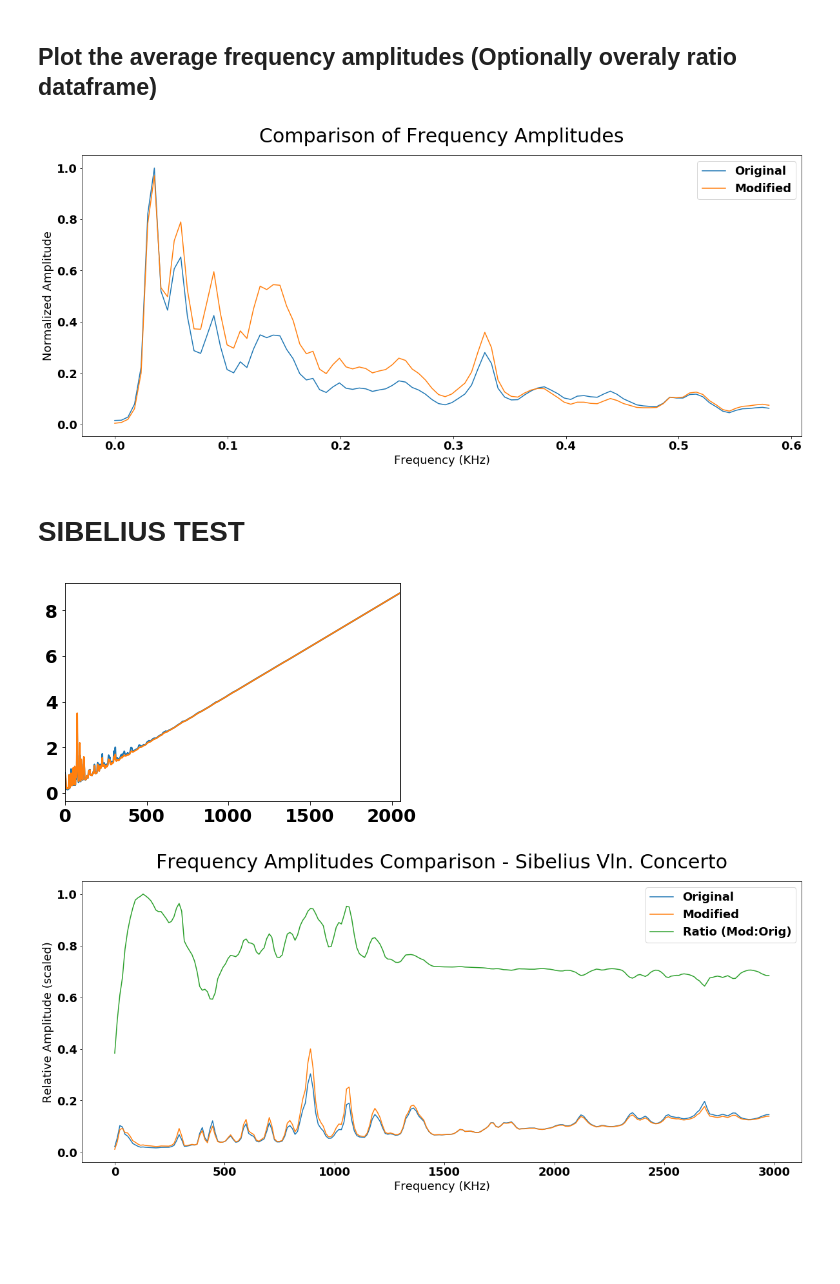
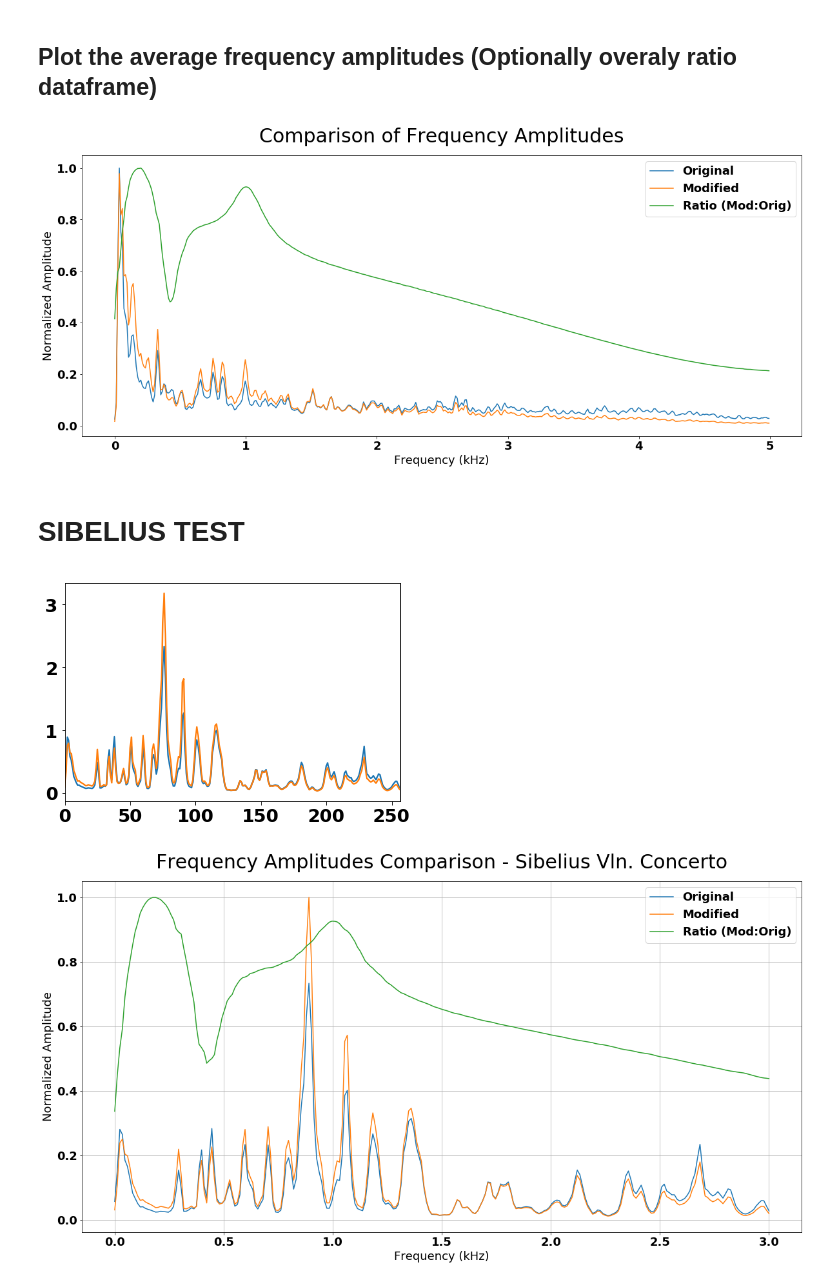
Before and after one commit to QED0711/ds_practice, a Jupyter notebook: librosa/audio_file_analyzer.ipynb, the cells around one changed output. Drawn from its saved outputs; the diff is of its cells as text; code cells hidden in the pictures; blank space fills up the shorter version.

```diff
--- a/librosa/audio_file_analyzer.ipynb
+++ b/librosa/audio_file_analyzer.ipynb
@@ -66,7 +66,7 @@ class AudioAnalyzer:
         return self.df
 
     def plot_spectrum(self, min_freq=0, max_freq=None):
-        max_freq = max_freq or self.bins[-1] * 1000.
+        max_freq = max_freq or 20000.
         window = self.df.loc[(self.df.bins * 1000. >= min_freq) & (self.df.bins * 1000. <= max_freq)]
         window.average_amplitude.plot()
 # %% [markdown]
@@ -122,20 +122,25 @@ class AudioCompare:
     def plot_spectrum_group(cls, dfs=[], title="Comparison of Frequency Amplitudes",
                             xlabel="Frequency (kHz)",
                             ylabel="Normalized Amplitude",
-                            frange=[0,255],
+                            frange=None,
                             ratio_df=None,
-                            legend=["Original", "Modified", "Ratio (Mod:Orig)" ]
+                            legend=["Original", "Modified", "Ratio (Mod:Orig)"]
                            ):
 
         dfs = cls.scale_amplitudes(dfs)
 
+        if frange:
+            for i, df in enumerate(dfs):
+                dfs[i] = df.loc[(df.bins * 1000. >= frange[0]) & (df.bins * 1000. <= frange[1])]
+
         for frame in dfs:
-            frame = frame.iloc[frange[0]:frange[1]]
+#             frame = frame.iloc[frange[0]:frange[1]]
             plt.plot(frame['bins'], frame['scaled_amplitude'])
 
         if not ratio_df is None:
-            rdf = ratio_df[frange[0]:frange[1]]
-            plt.plot(rdf['bins'], rdf['scaled_amplitude'])
+            if frange:
+                ratio_df = ratio_df[(ratio_df.bins * 1000. >= frange[0]) & (ratio_df.bins * 1000. <= frange[1])]
+            plt.plot(ratio_df['bins'], ratio_df['scaled_amplitude'])
 
         plt.title(title, fontdict={'fontsize':30}, pad=20.)
         plt.xlabel(xlabel)
@@ -189,12 +200,12 @@ fig = plt.figure(figsize=(20,8))
 
 AudioCompare.plot_spectrum_group(
     dfs=[original.df, modified.df],
-    frange=(0,100),
-#     ratio_df=ratio_df
+    frange=(0,5000),
+    ratio_df=ratio_df
 )
 plt.show()
 # %% [output]
-[figure, old version]
+[figure, new version]
 # %% [markdown]
 # SIBELIUS TEST
 # %%
@@ -206,20 +217,22 @@ sib_modified.create_df()
 pass
 # %%
-sib_original.plot_spectrum()
-sib_modified.plot_spectrum()
+sib_original.plot_spectrum(max_freq=3000)
+sib_modified.plot_spectrum(max_freq=3000)
 # %% [output]
-[figure, old version]
+[figure, new version]
 # %%
 sib_ratio_df = AudioCompare.get_ratio_df(original=sib_original.df, modified=sib_modified.df)
 # %%
-fig = plt.figure(figsize=(20,8))
+fig = plt.figure(figsize=(20,10))
 
 AudioCompare.plot_spectrum_group(
     dfs=[sib_original.df, sib_modified.df],
-#     frange=[0,500],
+    frange=(0,3000),
     ratio_df=sib_ratio_df,
     title="Frequency Amplitudes Comparison - Sibelius Vln. Concerto"
 )
+
+plt.grid()
 plt.show()
 # %% [output]
-[figure, old version]
+[figure, new version]
```
Also changed, not shown: parts of 2 cells of this notebook.
